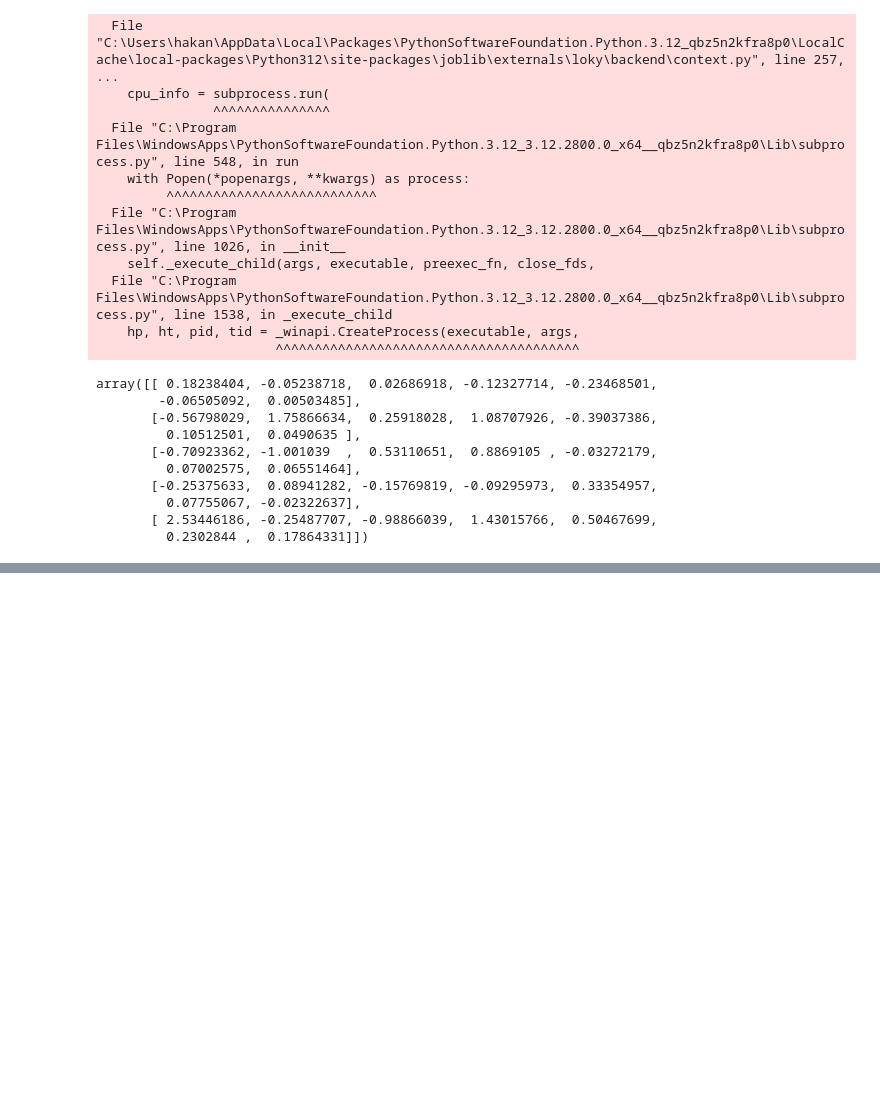
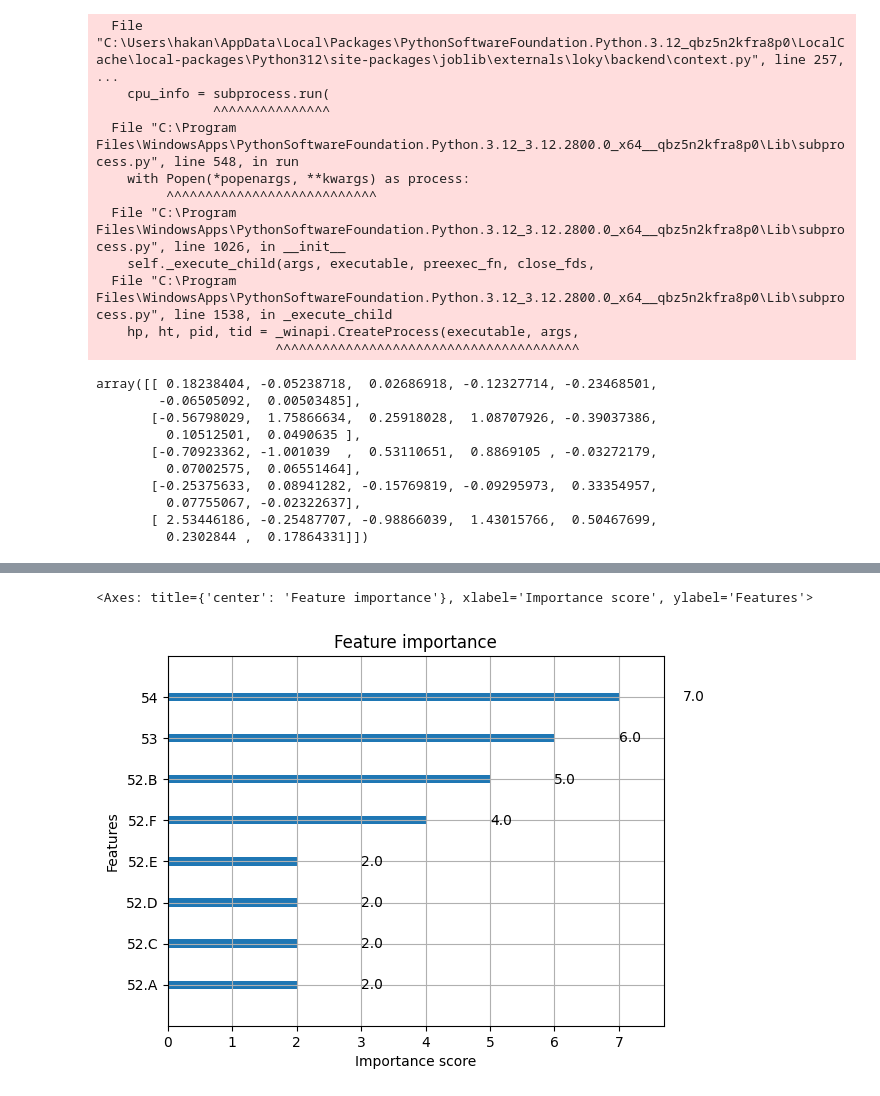
Before and after one commit to Hakan-Erol/bachelor-thesis, a Jupyter notebook: Thesis_code.ipynb, the cells around one changed output, grey strips where cells are left out. Saved outputs shown, nothing was run; the diff lists cells and outputs as text; code cells hidden in the pictures; blank space fills up the shorter version.

```diff
--- a/Thesis_code.ipynb
+++ b/Thesis_code.ipynb
@@ -341,0 +364,6 @@ fig.show()
+# %%
+# Add total points of each student as an extra column
+total = points.sum(axis=1).round(1)
+# X['points'] = total
+# X.head()
+total
@@ -341,0 +399,21 @@ fig.show()
+# %%
+# assign points to kept rows
+total = total.loc[X.index]
+# %%
+# Load dataframe into DMatrix
+data = X
+label = total
+dtrain = xgb.DMatrix(data, label=label)
+# %%
+# Parameters (regression)
+param = {'max_depth': 2, 'eta': 1, 'objective': 'reg:squarederror'}
+param['nthread'] = 4
+param['eval_metric'] = 'rmse'
+bst = xgb.train(param,dtrain)
+# %%
+# plot importance
+
+xgb.plot_importance(bst)
+# %% [output]
+<Axes: title={'center': 'Feature importance'}, xlabel='Importance score', ylabel='Features'>
+[figure, added]
```
Also changed, not shown: parts of 10 cells of this notebook.
